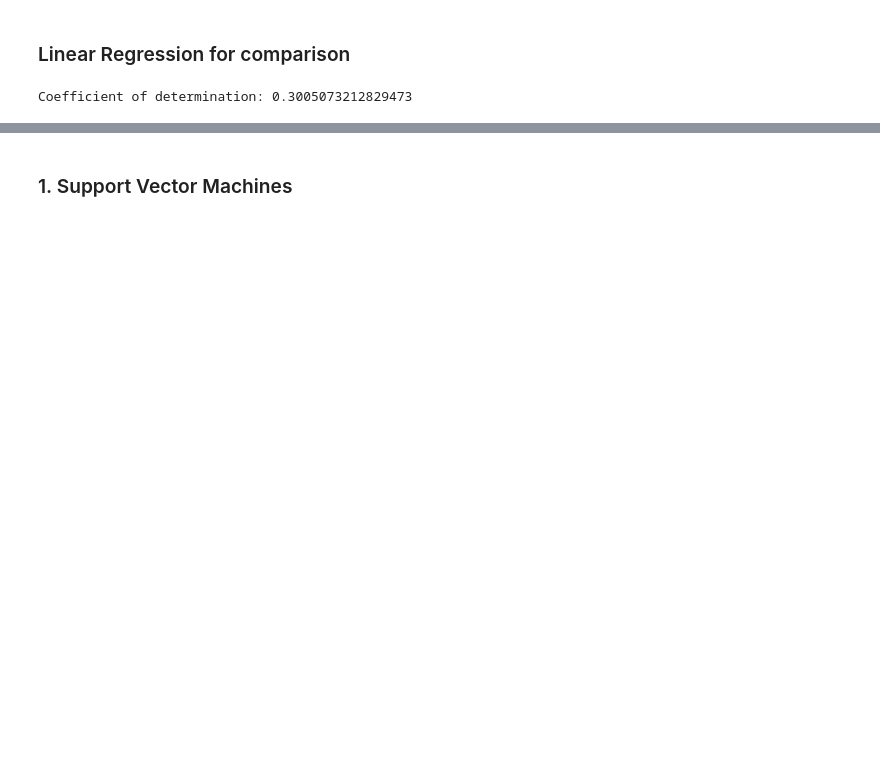
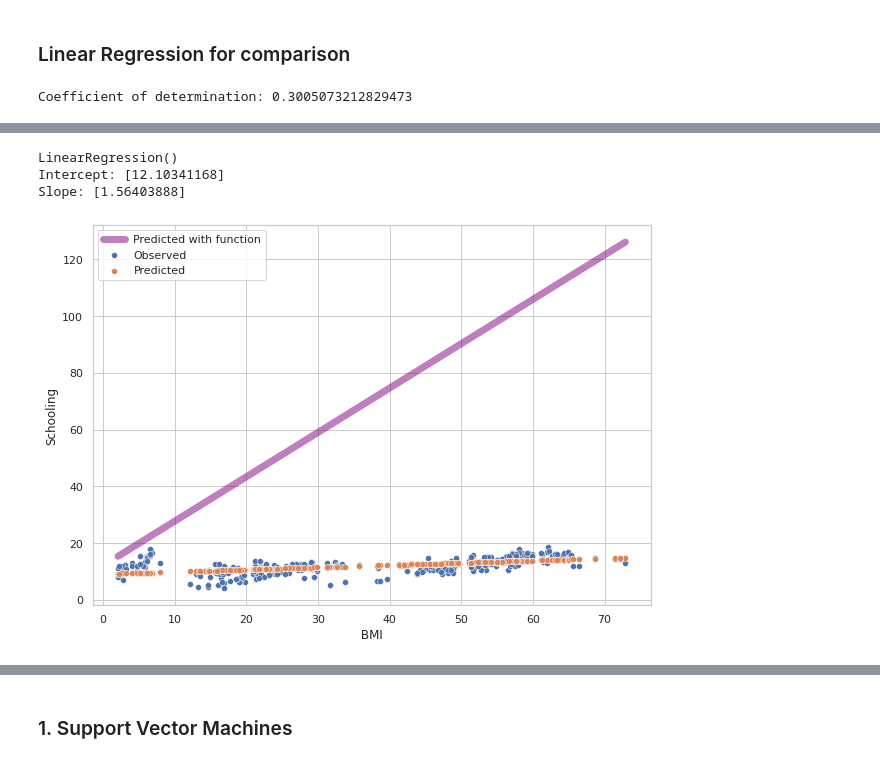
Before and after one commit to abelowska/eegML, a Jupyter notebook: Classes_04_nonlinear_regression_pipelines.ipynb, the cells around one changed output, grey strips where cells are left out. Cells and saved outputs as stored; diff of their text form; code cells hidden in the pictures; blank space fills up the shorter version.

```diff
--- a/Classes_04_nonlinear_regression_pipelines.ipynb
+++ b/Classes_04_nonlinear_regression_pipelines.ipynb
@@ -347,0 +356,43 @@ plt.scatter(X_test, y_test) # observed
+# %%
+# extract the linear regressor
+estimator = pipe[-1]
+print(estimator)
+
+# extract intercept
+intercept = estimator.intercept_
+print(f"Intercept: {intercept}")
+
+# extract slope
+slope = estimator.coef_.ravel()
+print(f"Slope: {slope}")
+# %% [output]
+LinearRegression()
+Intercept: [12.10341168]
+Slope: [1.56403888]
+# %%
+# create 100 x-es from X_test min to X_test max
+X = np.linspace(X_test.min(),X_test.max(),100)
+
+# calculate y accodring to the coeffs
+y = intercept + X*slope
+
+# insert X and y to the df
+function_data_df = pd.concat([pd.DataFrame(X), pd.DataFrame(y)], axis=1)
+# add column names
+function_data_df.columns=["X", "y"]
+
+# plot results
+sns.scatterplot(data = test_data_df, x = " BMI ", y = "Schooling", label="Observed") # observed
+sns.scatterplot(data=test_data_df, x = " BMI ", y = "Predicted", label="Predicted") # predicted
+fig = sns.lineplot(data = function_data_df,
+             x = "X",
+             y = "y",
+             color="purple",
+             alpha=0.5,
+             linewidth=7,
+             label = "Predicted with function"
+             ) # predicted with coeffs
+
+fig = plt.legend()
+# %% [output]
+[figure, added]
```
Also changed, not shown: parts of 57 cells of this notebook.
